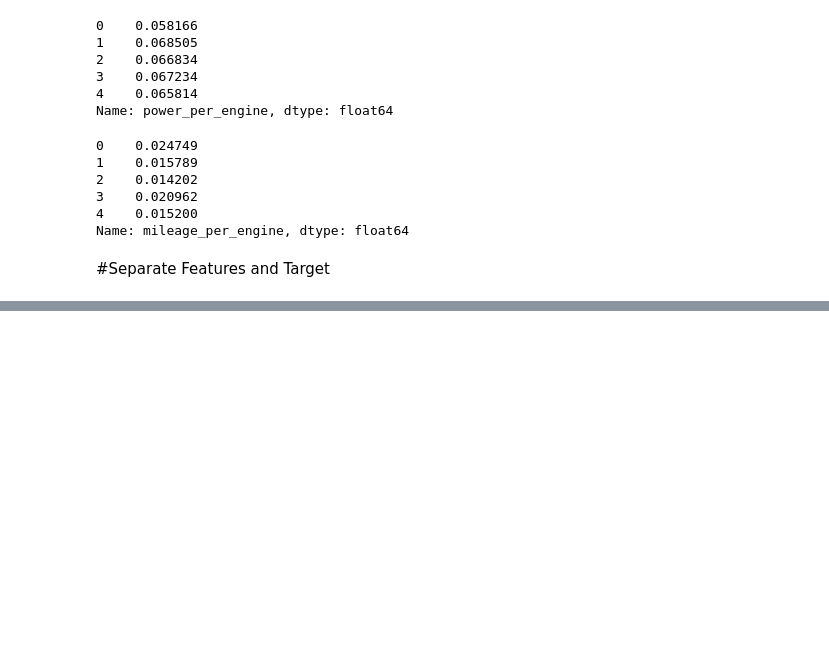
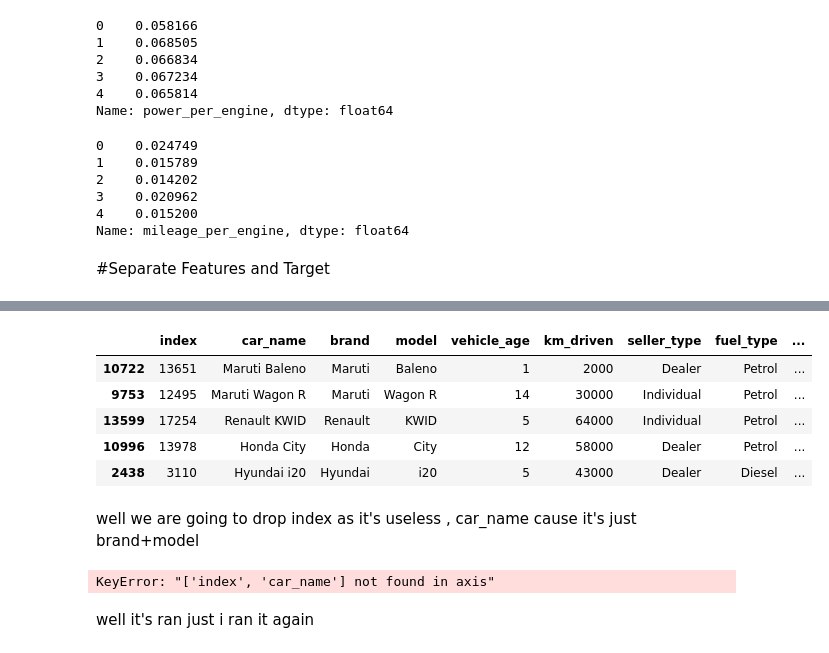
Before and after one commit to kshitijgupta-sudo/used-car-price-prediction, a Jupyter notebook: notebooks/used_car_price_prediction.ipynb, the cells around one changed output, grey strips where cells are left out. Cells and saved outputs as stored; diff of their text form; code cells hidden in the pictures; blank space fills up the shorter version.

Commit message:
well i have engineered some features , preprocessing is good and will be handling categorial attributes

```diff
--- a/notebooks/used_car_price_prediction.ipynb
+++ b/notebooks/used_car_price_prediction.ipynb
@@ -345,0 +365,17 @@ y_test = test_set["selling_price"]
+# %%
+X_train.head()
+# %% [output]
+|  | index | car_name | brand | model | vehicle_age | km_driven | seller_type | fuel_type | ... |
+| 10722 | 13651 | Maruti Baleno | Maruti | Baleno | 1 | 2000 | Dealer | Petrol | ... |
+| 9753 | 12495 | Maruti Wagon R | Maruti | Wagon R | 14 | 30000 | Individual | Petrol | ... |
+| 13599 | 17254 | Renault KWID | Renault | KWID | 5 | 64000 | Individual | Petrol | ... |
+| 10996 | 13978 | Honda City | Honda | City | 12 | 58000 | Dealer | Petrol | ... |
+| 2438 | 3110 | Hyundai i20 | Hyundai | i20 | 5 | 43000 | Dealer | Diesel | ... |
+# %% [markdown]
+well we are going to drop index as it's useless , car_name cause it's just brand+model
+# %%
+X_train.drop(columns=["index","car_name"], inplace=True) #dropping the index column as it is not useful for prediction
+# %% [output]
+KeyError: "['index', 'car_name'] not found in axis"
+# %% [markdown]
+well it's ran just i ran it again
```
Also changed, not shown: parts of 10 cells of this notebook.
